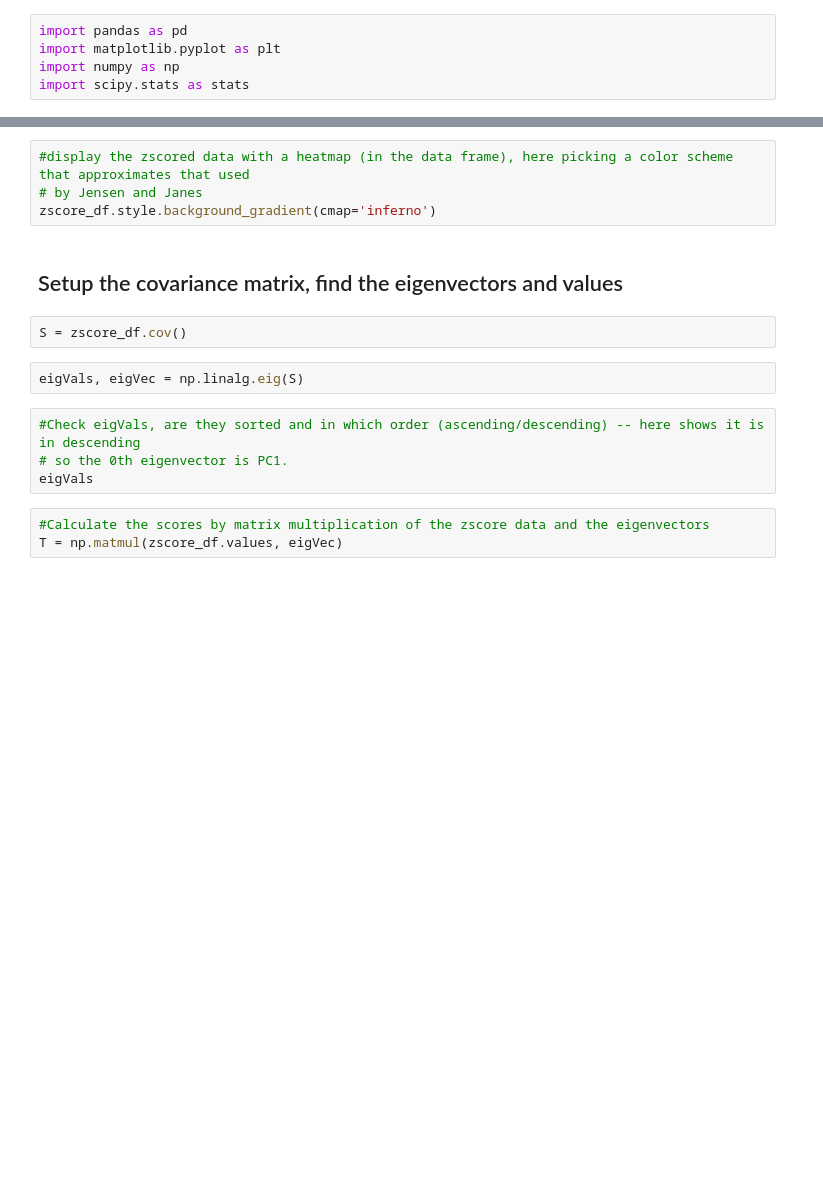
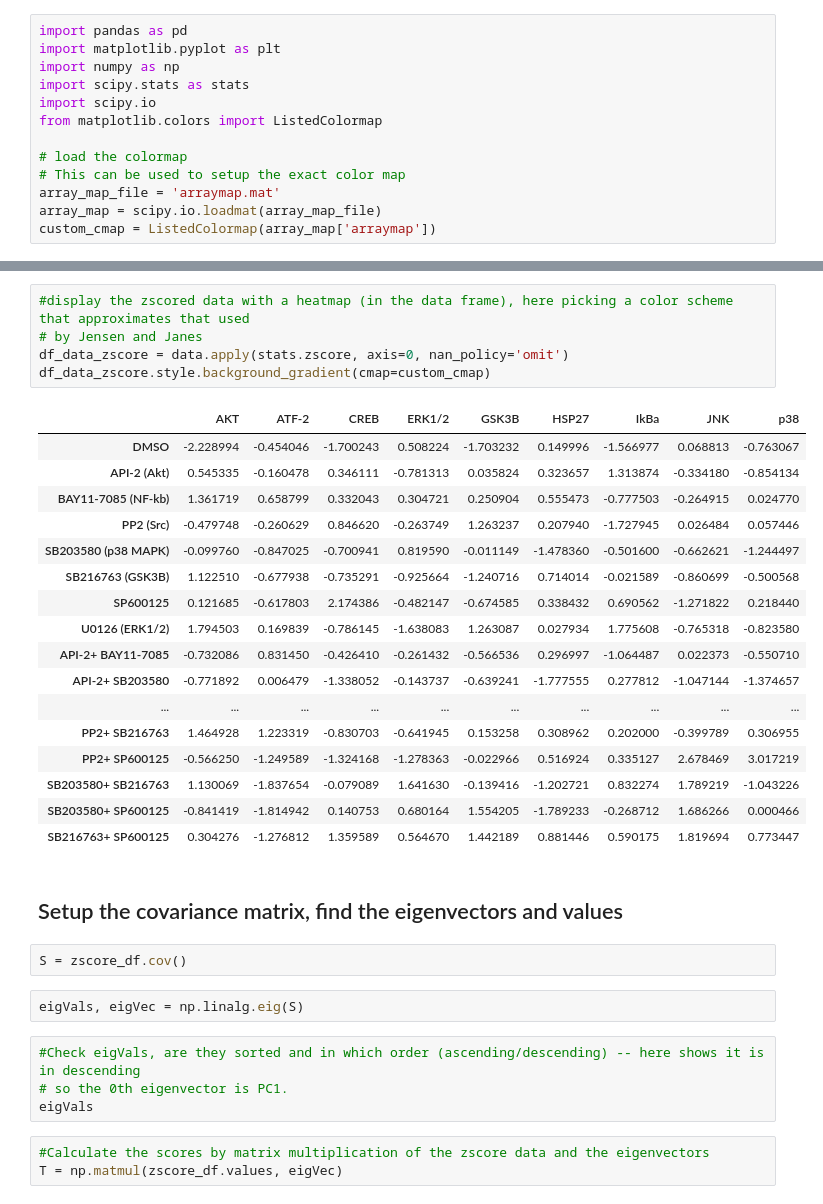
Before and after one commit to knaegle/MDS_JensenJanes, a Jupyter notebook: Jensen_Janes.ipynb, the cells around one changed output, grey strips where cells are left out. Cells and saved outputs as stored; diff of their text form; blank space fills up the shorter version.

```diff
--- a/Jensen_Janes.ipynb
+++ b/Jensen_Janes.ipynb
@@ -3,5 +5,13 @@ import pandas as pd
 import matplotlib.pyplot as plt
 import numpy as np
 import scipy.stats as stats
+import scipy.io
+from matplotlib.colors import ListedColormap
+
+# load the colormap
+# This can be used to setup the exact color map
+array_map_file = 'arraymap.mat'
+array_map = scipy.io.loadmat(array_map_file)
+custom_cmap = ListedColormap(array_map['arraymap'])
 # %%
 #load the dataframe
@@ -12,7 +63,26 @@ zscore_df = pd.DataFrame(stats.zscore(df), columns=df.columns, index=range(0,len
 # %%
 #display the zscored data with a heatmap (in the data frame), here picking a color scheme that approximates that used
 # by Jensen and Janes
-zscore_df.style.background_gradient(cmap='inferno')
+df_data_zscore = data.apply(stats.zscore, axis=0, nan_policy='omit')
+df_data_zscore.style.background_gradient(cmap=custom_cmap)
+# %% [output]
+|  | AKT | ATF-2 | CREB | ERK1/2 | GSK3B | HSP27 | IkBa | JNK | p38 |
+| DMSO | -2.228994 | -0.454046 | -1.700243 | 0.508224 | -1.703232 | 0.149996 | -1.566977 | 0.068813 | -0.763067 |
+| API-2 (Akt) | 0.545335 | -0.160478 | 0.346111 | -0.781313 | 0.035824 | 0.323657 | 1.313874 | -0.334180 | -0.854134 |
+| BAY11-7085 (NF-kb) | 1.361719 | 0.658799 | 0.332043 | 0.304721 | 0.250904 | 0.555473 | -0.777503 | -0.264915 | 0.024770 |
+| PP2 (Src) | -0.479748 | -0.260629 | 0.846620 | -0.263749 | 1.263237 | 0.207940 | -1.727945 | 0.026484 | 0.057446 |
+| SB203580 (p38 MAPK) | -0.099760 | -0.847025 | -0.700941 | 0.819590 | -0.011149 | -1.478360 | -0.501600 | -0.662621 | -1.244497 |
+| SB216763 (GSK3B) | 1.122510 | -0.677938 | -0.735291 | -0.925664 | -1.240716 | 0.714014 | -0.021589 | -0.860699 | -0.500568 |
+| SP600125 | 0.121685 | -0.617803 | 2.174386 | -0.482147 | -0.674585 | 0.338432 | 0.690562 | -1.271822 | 0.218440 |
+| U0126 (ERK1/2) | 1.794503 | 0.169839 | -0.786145 | -1.638083 | 1.263087 | 0.027934 | 1.775608 | -0.765318 | -0.823580 |
+| API-2+ BAY11-7085 | -0.732086 | 0.831450 | -0.426410 | -0.261432 | -0.566536 | 0.296997 | -1.064487 | 0.022373 | -0.550710 |
+| API-2+ SB203580 | -0.771892 | 0.006479 | -1.338052 | -0.143737 | -0.639241 | -1.777555 | 0.277812 | -1.047144 | -1.374657 |
+| ... | ... | ... | ... | ... | ... | ... | ... | ... | ... |
+| PP2+ SB216763 | 1.464928 | 1.223319 | -0.830703 | -0.641945 | 0.153258 | 0.308962 | 0.202000 | -0.399789 | 0.306955 |
+| PP2+ SP600125 | -0.566250 | -1.249589 | -1.324168 | -1.278363 | -0.022966 | 0.516924 | 0.335127 | 2.678469 | 3.017219 |
+| SB203580+ SB216763 | 1.130069 | -1.837654 | -0.079089 | 1.641630 | -0.139416 | -1.202721 | 0.832274 | 1.789219 | -1.043226 |
+| SB203580+ SP600125 | -0.841419 | -1.814942 | 0.140753 | 0.680164 | 1.554205 | -1.789233 | -0.268712 | 1.686266 | 0.000466 |
+| SB216763+ SP600125 | 0.304276 | -1.276812 | 1.359589 | 0.564670 | 1.442189 | 0.881446 | 0.590175 | 1.819694 | 0.773447 |
 # %% [markdown]
 ## Setup the covariance matrix, find the eigenvectors and values
 # %%
```
Also changed, not shown: parts of 5 cells of this notebook, 4 other files.
